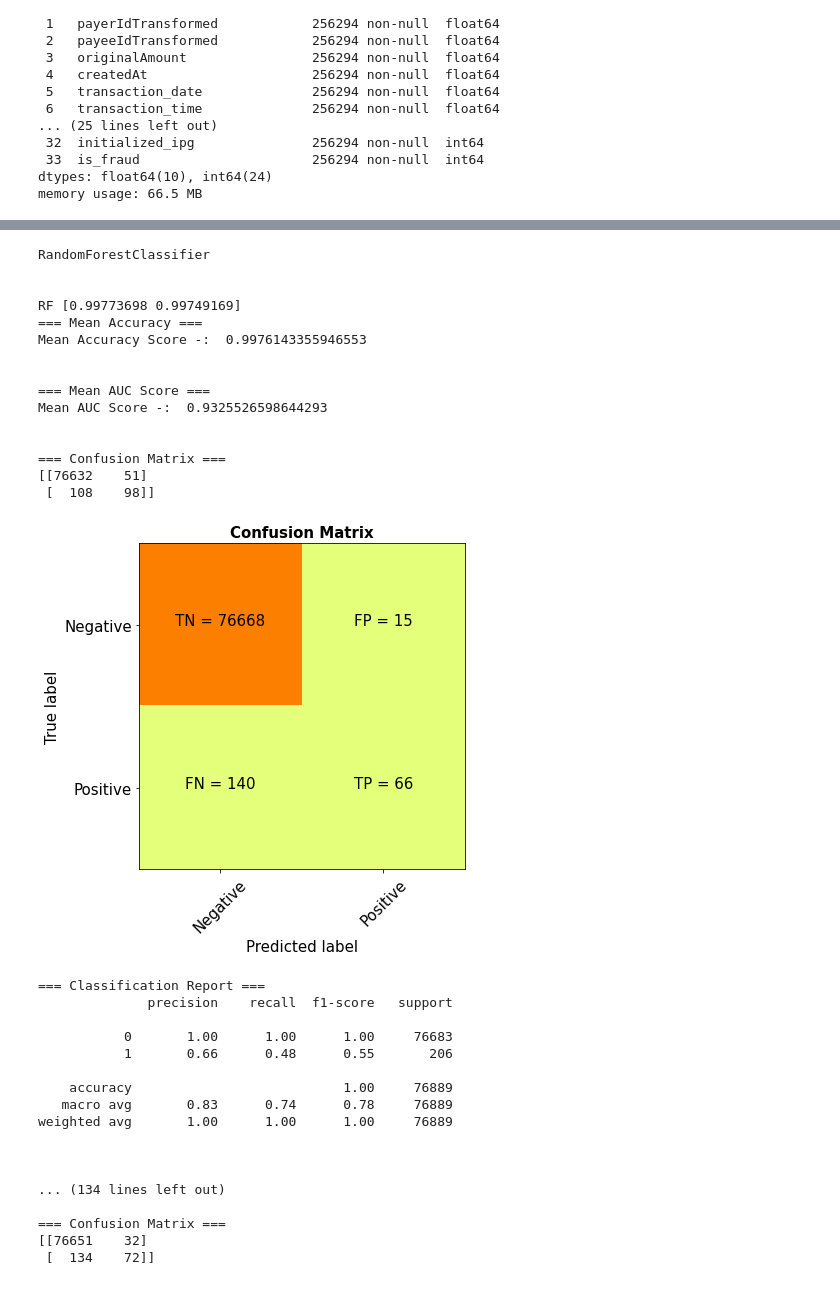
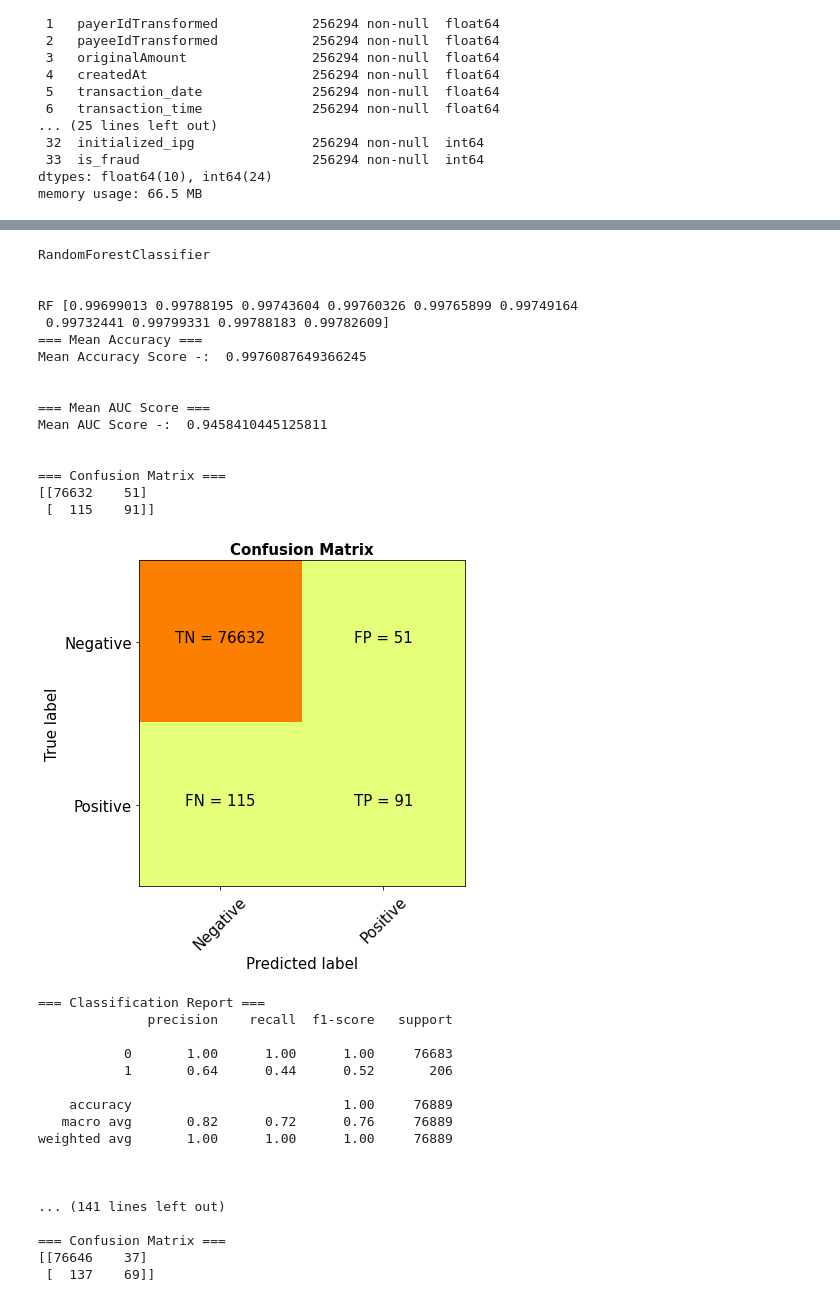
Before and after one commit to mdelgolla/electronic_payment_fraud_detection, a Jupyter notebook: classification_report_final.ipynb, the cells around one changed output, grey strips where cells are left out. Drawn from its saved outputs; the diff is of its cells as text; code cells hidden in the pictures.

```diff
--- a/classification_report_final.ipynb
+++ b/classification_report_final.ipynb
@@ -49,7 +49,7 @@ models.append(("XGB",XGBClassifier(use_label_encoder=False,eval_metric='mlogloss
 # %%
 result_table = pd.DataFrame(columns=['classifiers', 'fpr','tpr','auc'])
 for name,model in models:
-    kfold = KFold(n_splits=2, random_state=22,shuffle=True)
+    kfold = KFold(n_splits=10, random_state=1,shuffle=True)
     cv_result = cross_val_score(model, X_train, y_train, cv = kfold, scoring = "accuracy")
     roc_auc_result = cross_val_score(model, X_train, y_train, cv = kfold, scoring = "roc_auc")
     print(model.__class__.__name__,)
@@ -58,6 +58,7 @@ for name,model in models:
     print("=== Mean Accuracy ===")
     print("Mean Accuracy Score -: ", cv_result.mean())
     print('\n')
+    print(name, roc_auc_result)
     print("=== Mean AUC Score ===")
     print("Mean AUC Score -: ", roc_auc_result.mean())
     print('\n')
@@ -99,10 +100,12 @@ for name,model in models:
     print(fi)
 
       # Probabilities for each class
-    probs = model.predict_proba(X_test)[:, 1]
+    probs = model.predict_proba(X_test)[::, 1]
      #auc = roc_auc_score(y_test, yproba)
-    fpr, tpr, thresholds = roc_curve(actual,  predict)
-    roc_auc = auc(fpr, tpr)
+    #fpr, tpr, thresholds = roc_curve(actual,  predict)
+    #roc_auc = auc(fpr, tpr)
+    fpr, tpr, thresholds = roc_curve(actual,  probs)
+    roc_auc = roc_auc_score(actual,  probs)
     result_table = result_table.append({'classifiers':"original - "+model.__class__.__name__,
                                         'fpr':fpr,
                                         'tpr':tpr,
@@ -169,7 +175,7 @@ y_featured = featuer_engineering_df.is_fraud
 X_train_featured, X_test_featured, y_train_featured, y_test_featured = train_test_split(X_featured, y_featured, test_size=0.3, random_state=22)
 # %%
 for name,model in models:
-    kfold = KFold(n_splits=2, random_state=22,shuffle=True)
+    kfold = KFold(n_splits=10, random_state=1,shuffle=True)
     cv_result = cross_val_score(model, X_train_featured, y_train_featured, cv = kfold, scoring = "accuracy")
     roc_auc_result = cross_val_score(model, X_train_featured, y_train_featured, cv = kfold, scoring = "roc_auc")
     print(model.__class__.__name__,)
@@ -187,6 +193,7 @@ for name,model in models:
     predict = model.predict(X_test_featured)
 
     print("=== Confusion Matrix ===")
+    cm = confusion_matrix(actual,predict)
     print(confusion_matrix(actual,predict))
     print('\n')
 
@@ -210,58 +217,62 @@ for name,model in models:
     print(classification_report(actual,predict))
     print('\n')
 
     fi_featured = pd.DataFrame({'feature': list(X_train_featured.columns),
                    'importance': model.feature_importances_}).sort_values('importance', ascending = False)
     pd.set_option('display.max_rows', None)
     # Display
     print(fi_featured)
 
     # Probabilities for each class
-    probs = model.predict_proba(X_test_featured)[:, 1]
+    probs = model.predict_proba(X_test_featured)[::, 1]
      #auc = roc_auc_score(y_test, yproba)
-    fpr_featured, tpr_featured, thresholds = roc_curve(actual,  predict)
-    roc_auc_featured = auc(fpr_featured, tpr_featured)
+    #fpr_featured, tpr_featured, thresholds = roc_curve(actual,  predict)
+   # roc_auc_featured = auc(fpr_featured, tpr_featured)
+
+    fpr_featured, tpr_featured, thresholds = roc_curve(actual,  probs)
+    roc_auc_featured = roc_auc_score(actual,  probs)
 
 
     result_table = result_table.append({'classifiers':"featured - "+model.__class__.__name__,
                                         'fpr':fpr_featured,
                                         'tpr':tpr_featured,
                                         'auc':roc_auc_featured}, ignore_index=True)
 result_table.set_index('classifiers', inplace=True)
 # %% [output]
 RandomForestClassifier
 
 
-RF [0.99773698 0.99749169]
+RF [0.99699013 0.99788195 0.99743604 0.99760326 0.99765899 0.99749164
+ 0.99732441 0.99799331 0.99788183 0.99782609]
 === Mean Accuracy ===
-Mean Accuracy Score -:  0.9976143355946553
+Mean Accuracy Score -:  0.9976087649366245
 
 
 === Mean AUC Score ===
-Mean AUC Score -:  0.9325526598644293
+Mean AUC Score -:  0.9458410445125811
 
 
 === Confusion Matrix ===
 [[76632    51]
- [  108    98]]
+ [  115    91]]
-[figure, old version]
+[figure, new version]
 === Classification Report ===
               precision    recall  f1-score   support
 
            0       1.00      1.00      1.00     76683
-           1       0.66      0.48      0.55       206
+           1       0.64      0.44      0.52       206
 
     accuracy                           1.00     76889
-   macro avg       0.83      0.74      0.78     76889
+   macro avg       0.82      0.72      0.76     76889
 weighted avg       1.00      1.00      1.00     76889
 
 
 
-... (134 lines left out)
+... (141 lines left out)
 
 === Confusion Matrix ===
-[[76651    32]
- [  134    72]]
+[[76646    37]
+ [  137    69]]
 [figure]
 === Classification Report ===
               precision    recall  f1-score   support
```
Also changed, not shown: parts of 8 cells of this notebook, 7 other files.
